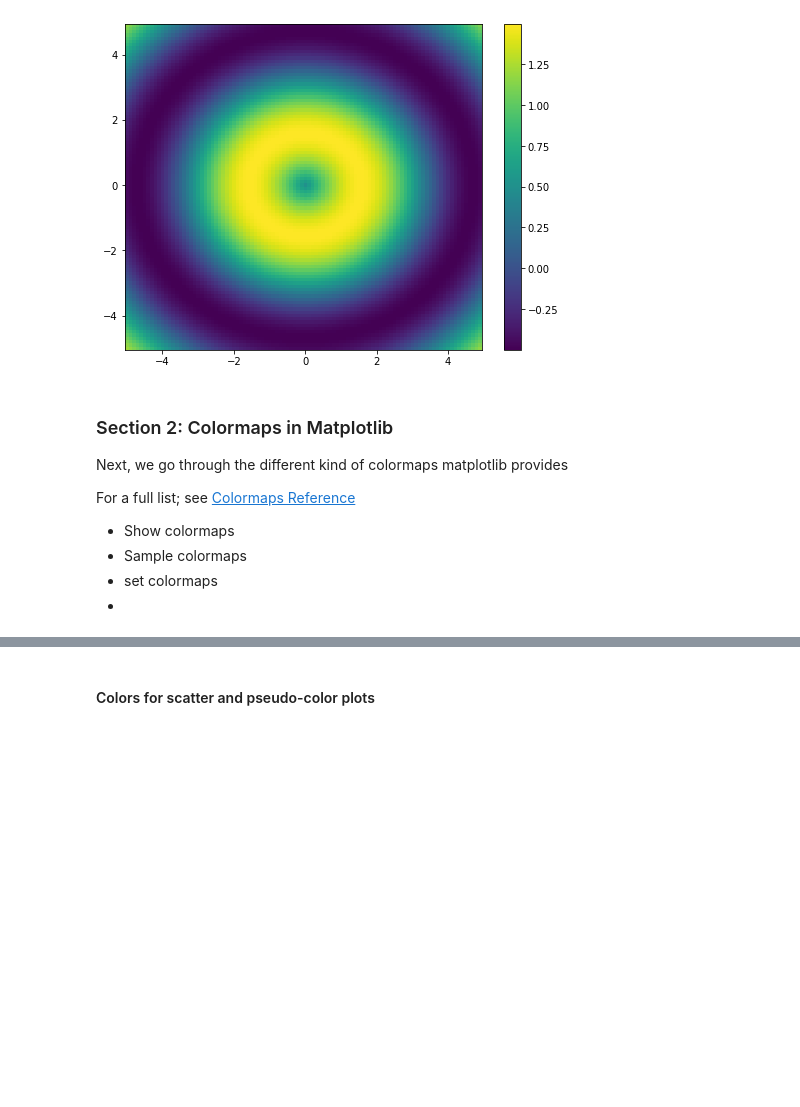
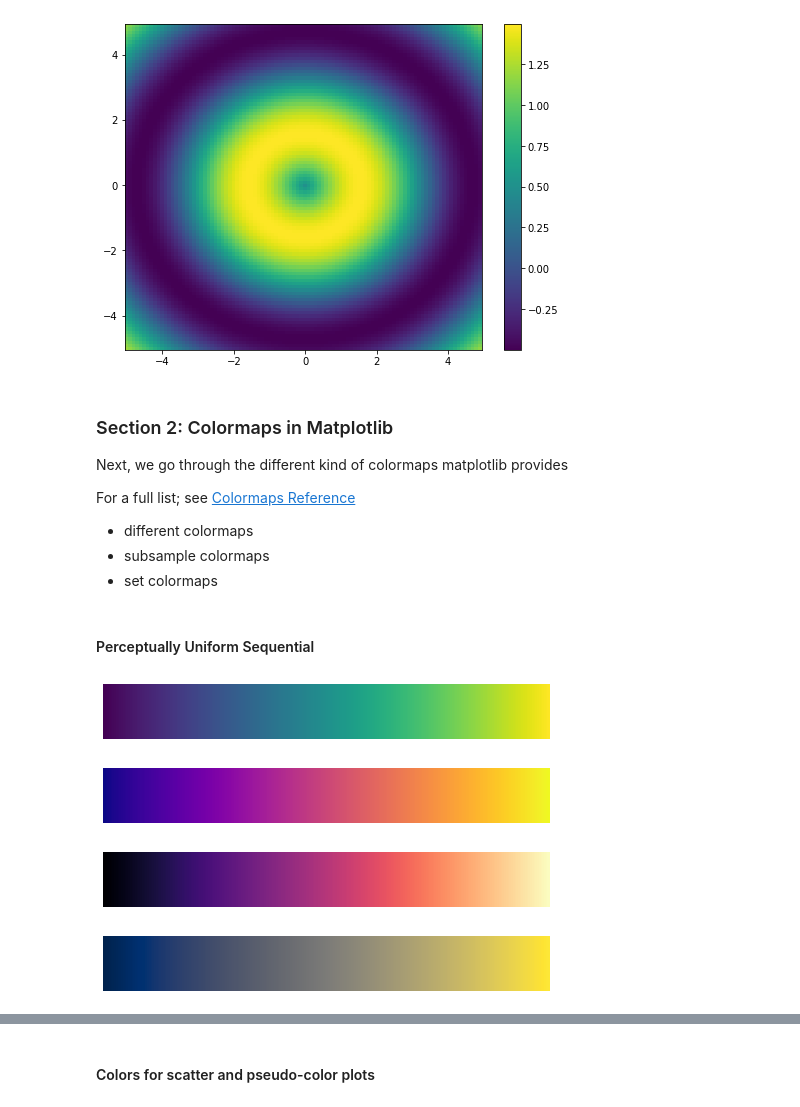
Before and after one commit to GuckLab/SciViz, a Jupyter notebook: workshops/WS2_colormaps.ipynb, the cells around one changed output, grey strips where cells are left out. Saved outputs shown, nothing was run; the diff lists cells and outputs as text; code cells hidden in the pictures; blank space fills up the shorter version.

Commit message:
added colormap examples

```diff
--- a/workshops/WS2_colormaps.ipynb
+++ b/workshops/WS2_colormaps.ipynb
@@ -71,7 +71,26 @@ Next, we go through the different kind of colormaps matplotlib provides
 
 For a full list; see [Colormaps Reference](https://matplotlib.org/stable/gallery/color/colormap_reference.html)
 
-* Show colormaps
-* Sample colormaps
+* different colormaps
+* subsample colormaps
 * set colormaps
-*
+# %%
+def plot_colormap(cm):
+    gradient = np.linspace(0, 1, 256)
+    gradient = np.vstack((gradient, gradient))
+
+    fig, axs = plt.subplots(1, 1, figsize=(8, 1))
+    axs.imshow(gradient, aspect='auto', cmap=cm)
+    axs.set_axis_off()
+# %% [markdown]
+#### Perceptually Uniform Sequential
+# %%
+plot_colormap(plt.get_cmap('viridis'))
+plot_colormap(plt.get_cmap('plasma'))
+plot_colormap(plt.get_cmap('magma'))
+plot_colormap(plt.get_cmap('cividis'))
+# %% [output]
+[figure, added]
+[figure, added]
+[figure, added]
+[figure, added]
```
Also changed, not shown: parts of 14 cells of this notebook.
